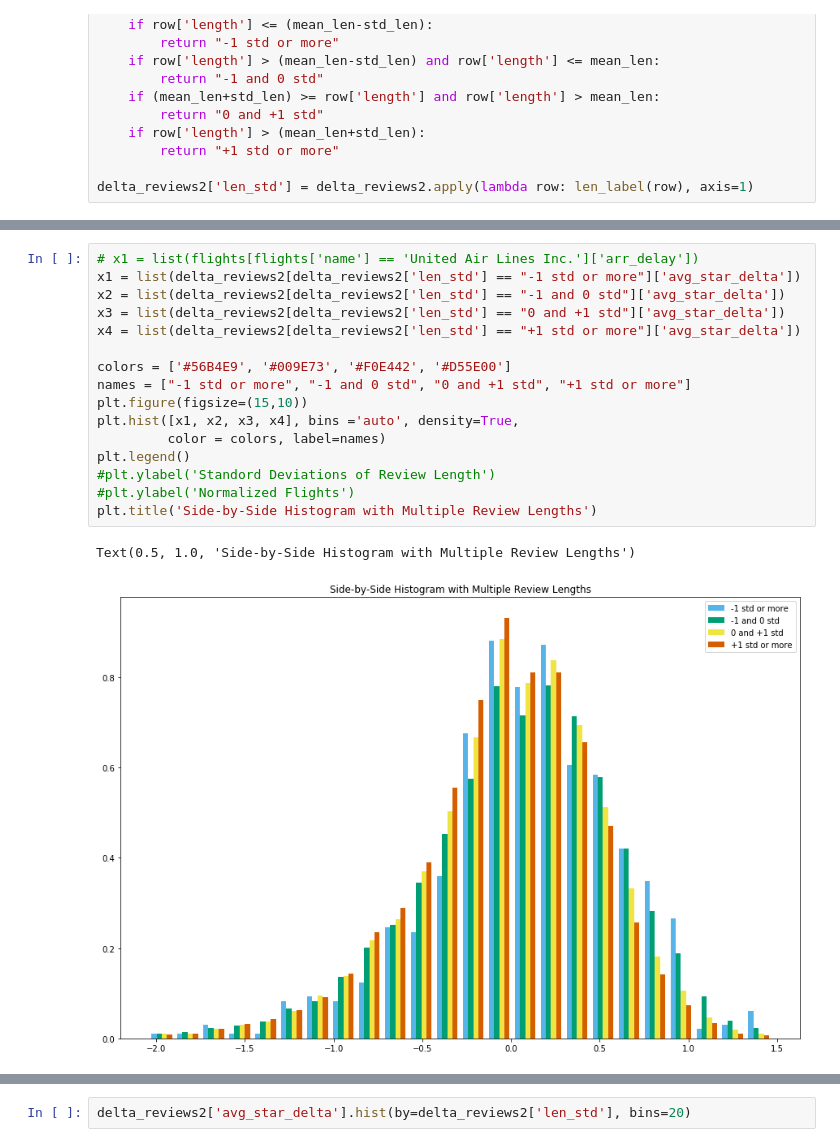
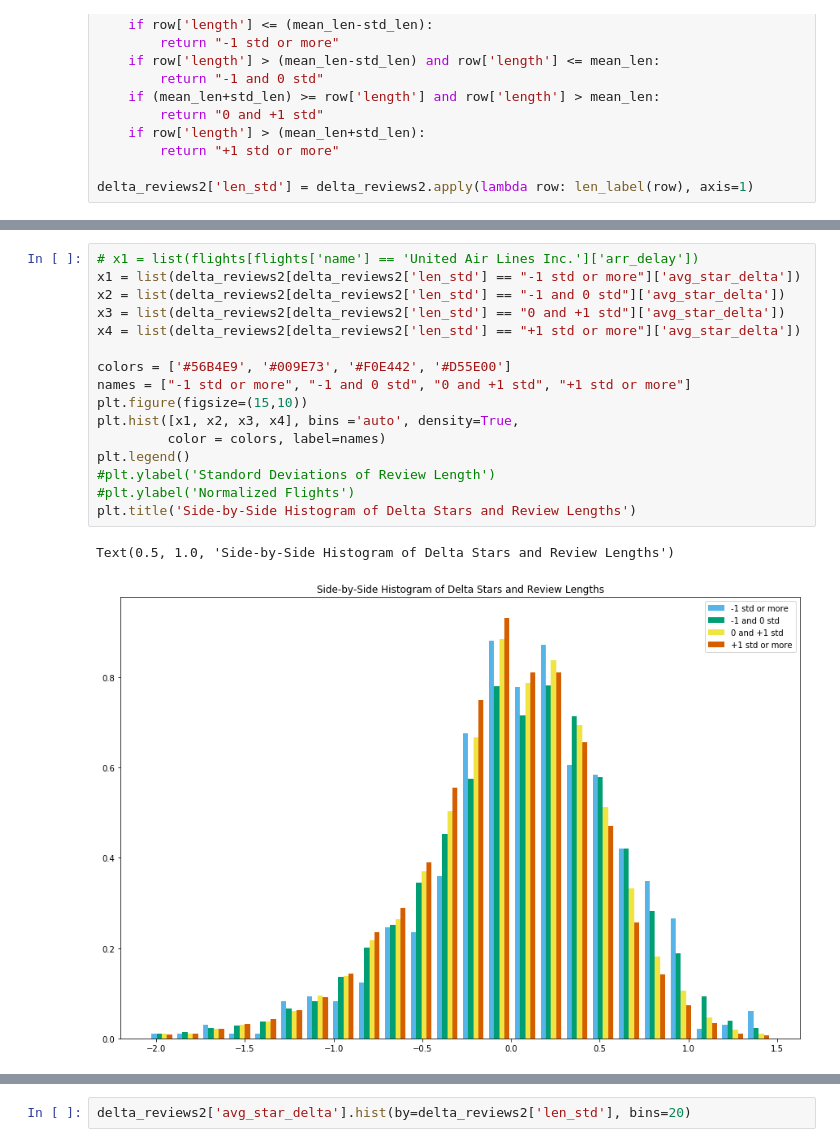
Before and after one commit to bdorsey2/yelp_reviewer_toughness, a Jupyter notebook: Plots.ipynb, the cells around one changed output, grey strips where cells are left out. Saved outputs shown, nothing was run; the diff lists cells and outputs as text.

```diff
--- a/Plots.ipynb
+++ b/Plots.ipynb
@@ -114,22 +114,22 @@ delta_reviews2.head()
 # %%
 # x1 = list(flights[flights['name'] == 'United Air Lines Inc.']['arr_delay'])
 x1 = list(delta_reviews2[delta_reviews2['len_std'] == "-1 std or more"]['avg_star_delta'])
 x2 = list(delta_reviews2[delta_reviews2['len_std'] == "-1 and 0 std"]['avg_star_delta'])
 x3 = list(delta_reviews2[delta_reviews2['len_std'] == "0 and +1 std"]['avg_star_delta'])
 x4 = list(delta_reviews2[delta_reviews2['len_std'] == "+1 std or more"]['avg_star_delta'])
 
 colors = ['#56B4E9', '#009E73', '#F0E442', '#D55E00']
 names = ["-1 std or more", "-1 and 0 std", "0 and +1 std", "+1 std or more"]
 plt.figure(figsize=(15,10))
 plt.hist([x1, x2, x3, x4], bins ='auto', density=True,
          color = colors, label=names)
 plt.legend()
 #plt.ylabel('Standord Deviations of Review Length')
 #plt.ylabel('Normalized Flights')
-plt.title('Side-by-Side Histogram with Multiple Review Lengths')
+plt.title('Side-by-Side Histogram of Delta Stars and Review Lengths')
 # %% [output]
-Text(0.5, 1.0, 'Side-by-Side Histogram with Multiple Review Lengths')
+Text(0.5, 1.0, 'Side-by-Side Histogram of Delta Stars and Review Lengths')
-[figure, old version]
+[figure, new version]
 # %%
 x1 = list(delta_reviews2[delta_reviews2['len_std'] == "-1 std or more"]['avg_star_delta'])
 x2 = list(delta_reviews2[delta_reviews2['len_std'] == "-1 and 0 std"]['avg_star_delta'])
```
Also changed, not shown: parts of 2 cells of this notebook, 1 other file.
